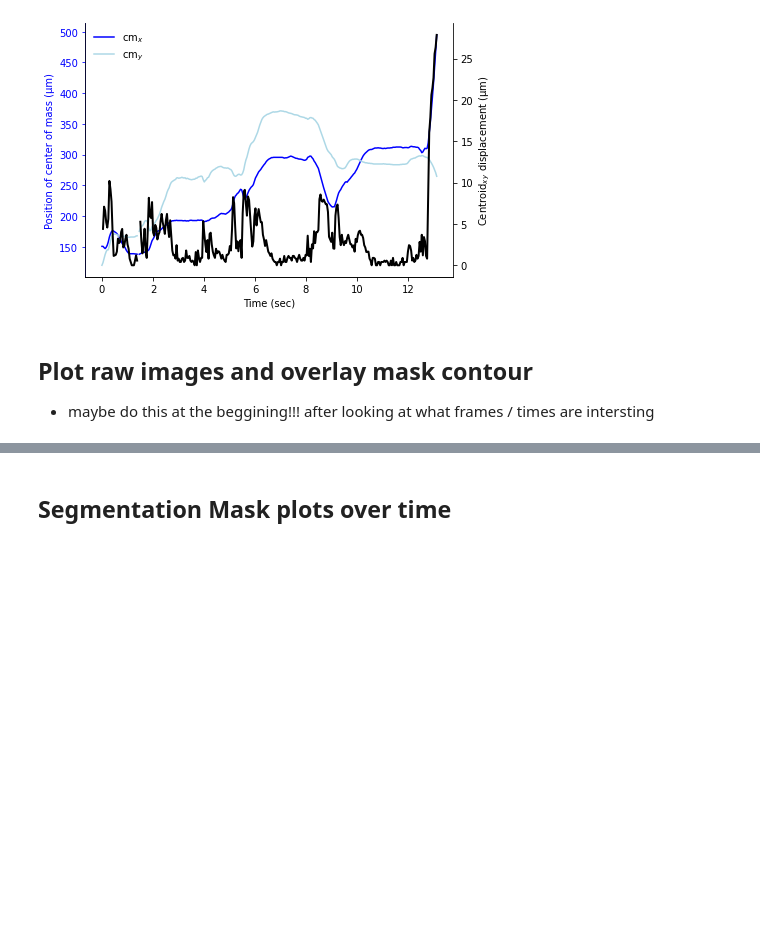
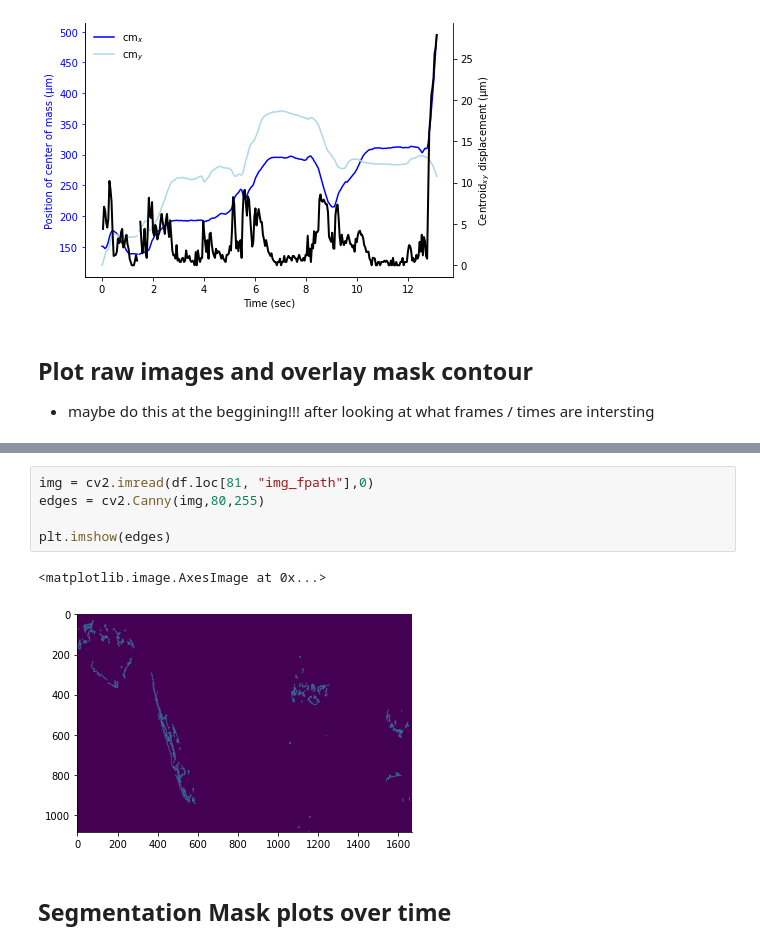
Before and after one commit to mikehemberger/rotifer-locomotion, a Jupyter notebook: seg-mask-analysis-leeching.ipynb, the cells around one changed output, grey strips where cells are left out. Cells and saved outputs as stored; diff of their text form; blank space fills up the shorter version.

```diff
--- a/seg-mask-analysis-leeching.ipynb
+++ b/seg-mask-analysis-leeching.ipynb
@@ -217,3 +220,11 @@ if SAVE_FIGURES: plt.savefig(f"{save_figure_path}-Individual-frames-highlighted_
+# %%
+img = cv2.imread(df.loc[81, "img_fpath"],0)
+edges = cv2.Canny(img,80,255)
+
+plt.imshow(edges)
+# %% [output]
+<matplotlib.image.AxesImage at 0x...>
+[figure, added]
 # %% [markdown]
 ## Segmentation Mask plots over time
 # %%
```
Also changed, not shown: parts of 1 cell of this notebook, 2 other files.
